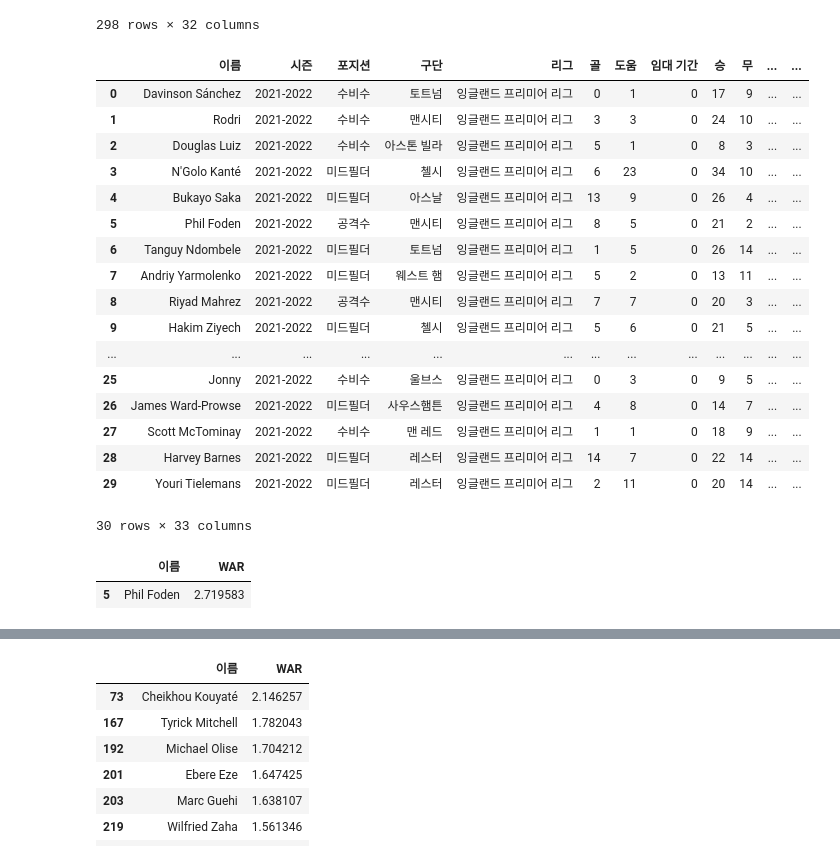
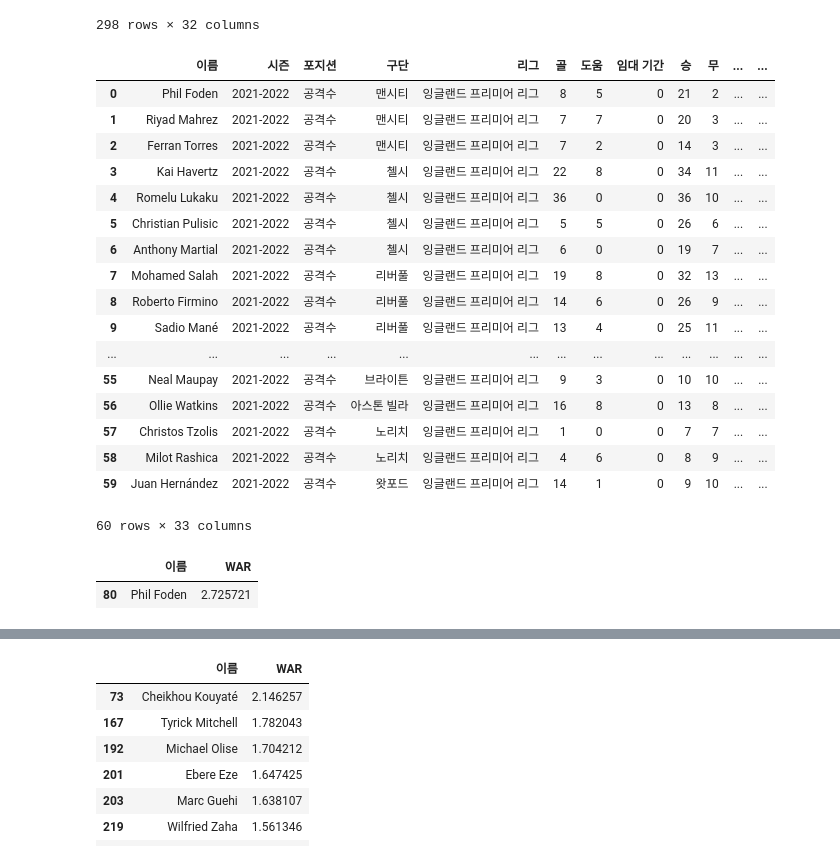
Before and after one commit to jungmkitLez/New_FM_DATA_Aanalysis, a Jupyter notebook: 04.선수별_WAR_측정기.ipynb, the cells around one changed output, grey strips where cells are left out. Saved outputs shown, nothing was run; the diff lists cells and outputs as text; code cells hidden in the pictures.

```diff
--- a/04.선수별_WAR_측정기.ipynb
+++ b/04.선수별_WAR_측정기.ipynb
@@ -39,14 +39,9 @@ with open('./models/수비수_pca.pickle','rb') as f:
 with open('./models/미드필더_pca.pickle','rb') as f:
     midfielder_pca = pickle.load(f)
 
-with open('./models/공격수_model.pickle','rb') as f:
-    forward_model = pickle.load(f)
-
-with open('./models/미드필더_model.pickle','rb') as f:
-    midfielder_model = pickle.load(f)
-
-with open('./models/수비수_model.pickle','rb') as f:
-    defender_model = pickle.load(f)
+forward_model = load_model('./models/공격수_nn.h5')
+midfielder_model = load_model('./models/미드필더_nn.h5')
+defender_model = load_model('./models/수비수_nn.h5')
 
 premier_df = pd.read_csv('./datas/NEW_FM_DATA_MERGED/2021-2022/2021-2022-PremierLeague.csv')
 premier_df.head(1)
@@ -79,17 +74,17 @@ forward_df.loc[:,use_col[:-1]] = forward_pca.transform(forward_df.loc[:,use_col[
 midfielder_df.loc[:,use_col[:-1]] = midfielder_pca.transform(midfielder_df.loc[:,use_col[:-1]])
 defender_df.loc[:,use_col[:-1]] = defender_pca.transform(defender_df.loc[:,use_col[:-1]])
 # %%
-forward_df.loc[:,use_col[-1]]=forward_model.predict(forward_df.loc[:,use_col[:-1]])
-midfielder_df.loc[:,use_col[-1]]=midfielder_model.predict(midfielder_df.loc[:,use_col[:-1]])
-defender_df.loc[:,use_col[-1]]=defender_model.predict(defender_df.loc[:,use_col[:-1]])
+forward_df.loc[:,use_col[-1]]=forward_model.predict(tf.constant(forward_df.loc[:,use_col[:-1]].values))
+midfielder_df.loc[:,use_col[-1]]=midfielder_model.predict(tf.constant(midfielder_df.loc[:,use_col[:-1]].values))
+defender_df.loc[:,use_col[-1]]=defender_model.predict(tf.constant(defender_df.loc[:,use_col[:-1]].values))
 # %%
 forward_min = min(forward_df['평균획득승점/경기'].tolist())
 midfielder_min = min(midfielder_df['평균획득승점/경기'].tolist())
 defender_min = min(defender_df['평균획득승점/경기'].tolist())
 # %%
-forward_df['평균획득승점/경기'] = forward_df['평균획득승점/경기'].map(lambda x : x-forward_min+1)
-midfielder_df['평균획득승점/경기'] = midfielder_df['평균획득승점/경기'].map(lambda x : x-midfielder_min+1)
-defender_df['평균획득승점/경기'] = defender_df['평균획득승점/경기'].map(lambda x : x-defender_min+1)
+forward_df['WAR'] = forward_df['평균획득승점/경기'].map(lambda x : x-forward_min+1)
+midfielder_df['WAR'] = midfielder_df['평균획득승점/경기'].map(lambda x : x-midfielder_min+1)
+defender_df['WAR'] = defender_df['평균획득승점/경기'].map(lambda x : x-defender_min+1)
 # %%
 all_df = pd.concat([forward_df,midfielder_df,defender_df])
 all_df
@@ -110,29 +105,29 @@ all_df
 # %%
 premier_df['WAR'] = all_df.sort_index()['평균획득승점/경기']
 # %%
-premier_df.sort_values(by='WAR',ascending=False).reset_index(drop=True).head(30)
+premier_df[premier_df['포지션']=='공격수'].sort_values(by='WAR',ascending=False).reset_index(drop=True).head(60)
 # %% [output]
 |  | 이름 | 시즌 | 포지션 | 구단 | 리그 | 골 | 도움 | 임대 기간 | 승 | 무 | ... | ... |
-| 0 | Davinson Sánchez | 2021-2022 | 수비수 | 토트넘 | 잉글랜드 프리미어 리그 | 0 | 1 | 0 | 17 | 9 | ... | ... |
-| 1 | Rodri | 2021-2022 | 수비수 | 맨시티 | 잉글랜드 프리미어 리그 | 3 | 3 | 0 | 24 | 10 | ... | ... |
-| 2 | Douglas Luiz | 2021-2022 | 수비수 | 아스톤 빌라 | 잉글랜드 프리미어 리그 | 5 | 1 | 0 | 8 | 3 | ... | ... |
-| 3 | N'Golo Kanté | 2021-2022 | 미드필더 | 첼시 | 잉글랜드 프리미어 리그 | 6 | 23 | 0 | 34 | 10 | ... | ... |
-| 4 | Bukayo Saka | 2021-2022 | 미드필더 | 아스날 | 잉글랜드 프리미어 리그 | 13 | 9 | 0 | 26 | 4 | ... | ... |
-| 5 | Phil Foden | 2021-2022 | 공격수 | 맨시티 | 잉글랜드 프리미어 리그 | 8 | 5 | 0 | 21 | 2 | ... | ... |
-| 6 | Tanguy Ndombele | 2021-2022 | 미드필더 | 토트넘 | 잉글랜드 프리미어 리그 | 1 | 5 | 0 | 26 | 14 | ... | ... |
-| 7 | Andriy Yarmolenko | 2021-2022 | 미드필더 | 웨스트 햄 | 잉글랜드 프리미어 리그 | 5 | 2 | 0 | 13 | 11 | ... | ... |
-| 8 | Riyad Mahrez | 2021-2022 | 공격수 | 맨시티 | 잉글랜드 프리미어 리그 | 7 | 7 | 0 | 20 | 3 | ... | ... |
-| 9 | Hakim Ziyech | 2021-2022 | 미드필더 | 첼시 | 잉글랜드 프리미어 리그 | 5 | 6 | 0 | 21 | 5 | ... | ... |
+| 0 | Phil Foden | 2021-2022 | 공격수 | 맨시티 | 잉글랜드 프리미어 리그 | 8 | 5 | 0 | 21 | 2 | ... | ... |
+| 1 | Riyad Mahrez | 2021-2022 | 공격수 | 맨시티 | 잉글랜드 프리미어 리그 | 7 | 7 | 0 | 20 | 3 | ... | ... |
+| 2 | Ferran Torres | 2021-2022 | 공격수 | 맨시티 | 잉글랜드 프리미어 리그 | 7 | 2 | 0 | 14 | 3 | ... | ... |
+| 3 | Kai Havertz | 2021-2022 | 공격수 | 첼시 | 잉글랜드 프리미어 리그 | 22 | 8 | 0 | 34 | 11 | ... | ... |
+| 4 | Romelu Lukaku | 2021-2022 | 공격수 | 첼시 | 잉글랜드 프리미어 리그 | 36 | 0 | 0 | 36 | 10 | ... | ... |
+| 5 | Christian Pulisic | 2021-2022 | 공격수 | 첼시 | 잉글랜드 프리미어 리그 | 5 | 5 | 0 | 26 | 6 | ... | ... |
+| 6 | Anthony Martial | 2021-2022 | 공격수 | 첼시 | 잉글랜드 프리미어 리그 | 6 | 0 | 0 | 19 | 7 | ... | ... |
+| 7 | Mohamed Salah | 2021-2022 | 공격수 | 리버풀 | 잉글랜드 프리미어 리그 | 19 | 8 | 0 | 32 | 13 | ... | ... |
+| 8 | Roberto Firmino | 2021-2022 | 공격수 | 리버풀 | 잉글랜드 프리미어 리그 | 14 | 6 | 0 | 26 | 9 | ... | ... |
+| 9 | Sadio Mané | 2021-2022 | 공격수 | 리버풀 | 잉글랜드 프리미어 리그 | 13 | 4 | 0 | 25 | 11 | ... | ... |
 | ... | ... | ... | ... | ... | ... | ... | ... | ... | ... | ... | ... | ... |
-| 25 | Jonny | 2021-2022 | 수비수 | 울브스 | 잉글랜드 프리미어 리그 | 0 | 3 | 0 | 9 | 5 | ... | ... |
-| 26 | James Ward-Prowse | 2021-2022 | 미드필더 | 사우스햄튼 | 잉글랜드 프리미어 리그 | 4 | 8 | 0 | 14 | 7 | ... | ... |
-| 27 | Scott McTominay | 2021-2022 | 수비수 | 맨 레드 | 잉글랜드 프리미어 리그 | 1 | 1 | 0 | 18 | 9 | ... | ... |
-| 28 | Harvey Barnes | 2021-2022 | 미드필더 | 레스터 | 잉글랜드 프리미어 리그 | 14 | 7 | 0 | 22 | 14 | ... | ... |
-| 29 | Youri Tielemans | 2021-2022 | 미드필더 | 레스터 | 잉글랜드 프리미어 리그 | 2 | 11 | 0 | 20 | 14 | ... | ... |
+| 55 | Neal Maupay | 2021-2022 | 공격수 | 브라이튼 | 잉글랜드 프리미어 리그 | 9 | 3 | 0 | 10 | 10 | ... | ... |
+| 56 | Ollie Watkins | 2021-2022 | 공격수 | 아스톤 빌라 | 잉글랜드 프리미어 리그 | 16 | 8 | 0 | 13 | 8 | ... | ... |
+| 57 | Christos Tzolis | 2021-2022 | 공격수 | 노리치 | 잉글랜드 프리미어 리그 | 1 | 0 | 0 | 7 | 7 | ... | ... |
+| 58 | Milot Rashica | 2021-2022 | 공격수 | 노리치 | 잉글랜드 프리미어 리그 | 4 | 6 | 0 | 8 | 9 | ... | ... |
+| 59 | Juan Hernández | 2021-2022 | 공격수 | 왓포드 | 잉글랜드 프리미어 리그 | 14 | 1 | 0 | 9 | 10 | ... | ... |
-30 rows × 33 columns
+60 rows × 33 columns
 # %%
 premier_df.query(f'이름 in ["Phil Foden"]')[['이름','WAR']]
 # %% [output]
 |  | 이름 | WAR |
-| 5 | Phil Foden | 2.719583 |
+| 80 | Phil Foden | 2.725721 |
 # %%
```
Also changed, not shown: parts of 2 cells of this notebook, 2 other files.
